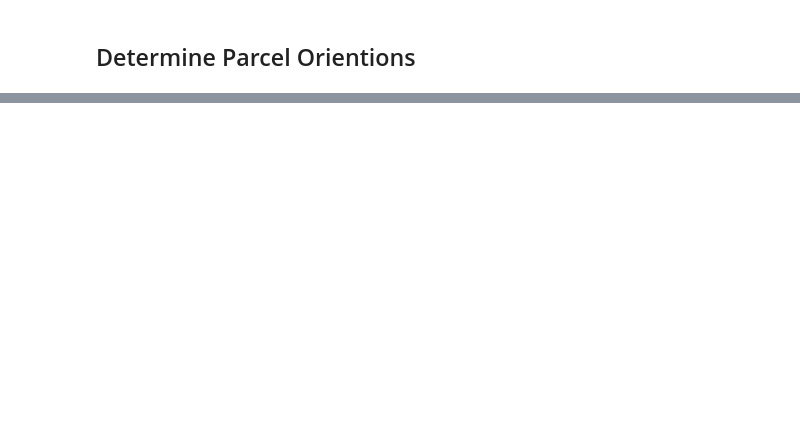
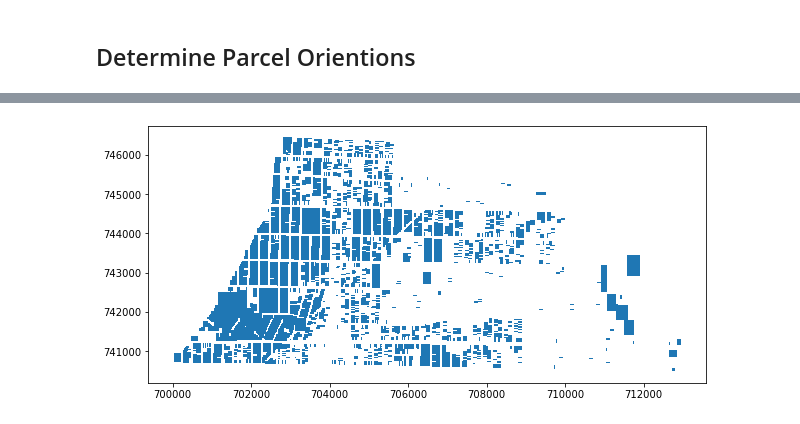
Before and after one commit to raphaellaude/geo-obb, a Jupyter notebook: examples/parcel_obbs.ipynb, the cells around one changed output, grey strips where cells are left out. Cells and saved outputs as stored; diff of their text form; code cells hidden in the pictures; blank space fills up the shorter version.

```diff
--- a/examples/parcel_obbs.ipynb
+++ b/examples/parcel_obbs.ipynb
@@ -70,0 +98,2 @@ plt.hist(np.abs(angles), bins=np.arange(0, 180, 5));
+# %%
+x = obb.geom_to_array(gdf.geometry.iloc[0])
@@ -70,0 +116,15 @@ plt.hist(np.abs(angles), bins=np.arange(0, 180, 5));
+# %%
+# get the minimum and maximum x and y
+mina = np.min(arr, axis=0)
+maxa = np.max(arr, axis=0)
+diff = (maxa - mina) * 0.5
+
+# the center is just half way between the min and max xy
+center = mina + diff
+
+#get the 4 corners by subtracting and adding half the bounding boxes height and width to the center
+a, b = diff
+corners = np.array([
+    center + [-a, -b], center + [a, -b], center + [a, b], center + [-a, b],
+    center + [-a, -b]
+])
@@ -70,0 +135,26 @@ plt.hist(np.abs(angles), bins=np.arange(0, 180, 5));
+# %%
+def transform_geom_coords(geom, transfm_matrix):
+    geom_arr = obb.geom_to_array(geom)
+    arr = np.dot(geom_arr, transfm_matrix)
+    mina = np.min(arr, axis=0)
+    maxa = np.max(arr, axis=0)
+    diff = (maxa - mina) * 0.5
+
+    # the center is just half way between the min and max xy
+    center = mina + diff
+
+    #get the 4 corners by subtracting and adding half the bounding boxes height and width to the center
+    a, b = diff
+    return Polygon((
+        center + [-a, -b], center + [a, -b], center + [a, b], center + [-a, b],
+        center + [-a, -b]
+    ))
+# %%
+tx = np.linalg.inv(tvect)
+
+rot_geos = gdf.geometry.map(lambda g: transform_geom_coords(g, tx))
+rot_geos.crs = gdf.crs
+
+rot_geos.plot(figsize=(10, 10));
+# %% [output]
+[figure, added]
```
Also changed, not shown: parts of 18 cells of this notebook, 3 other files.
